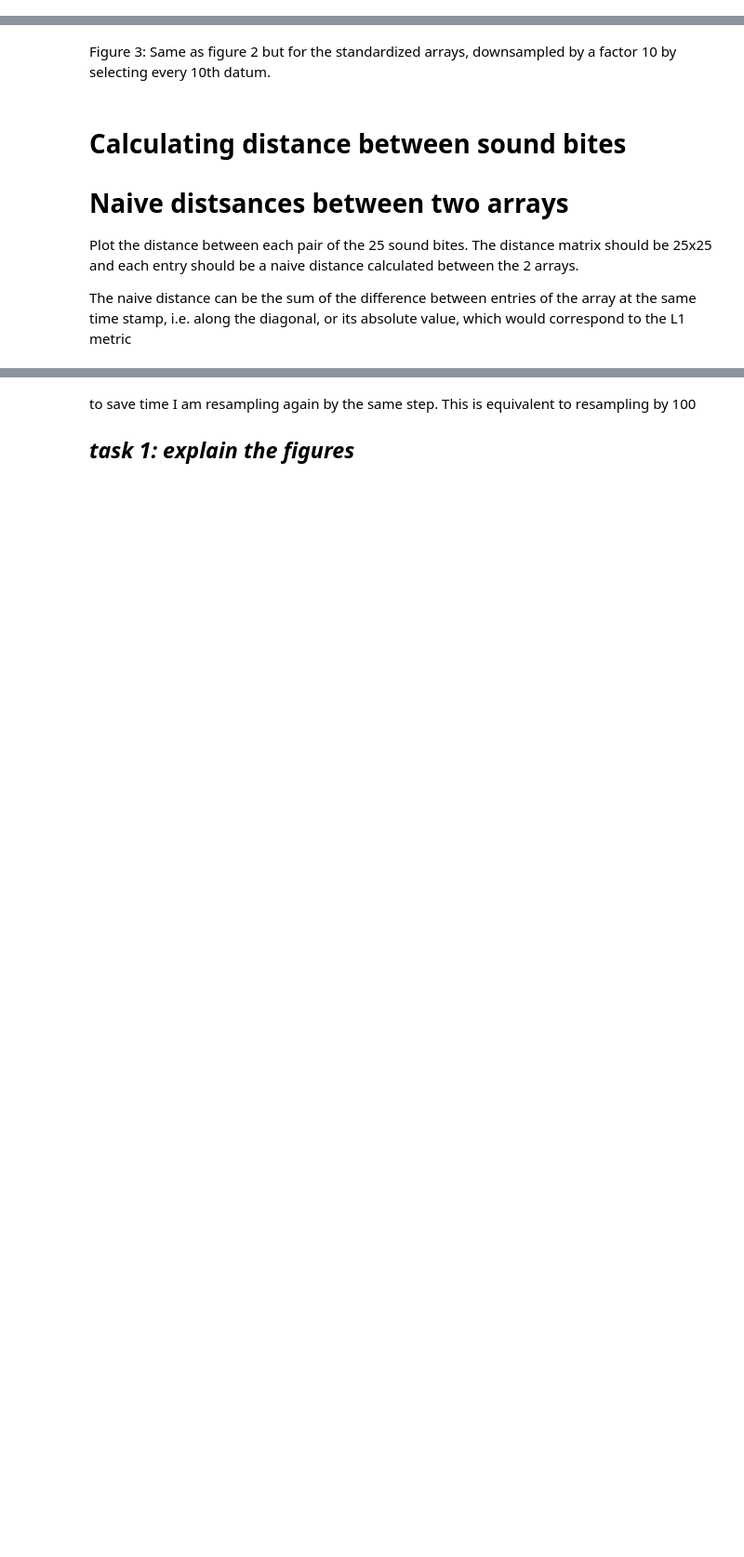
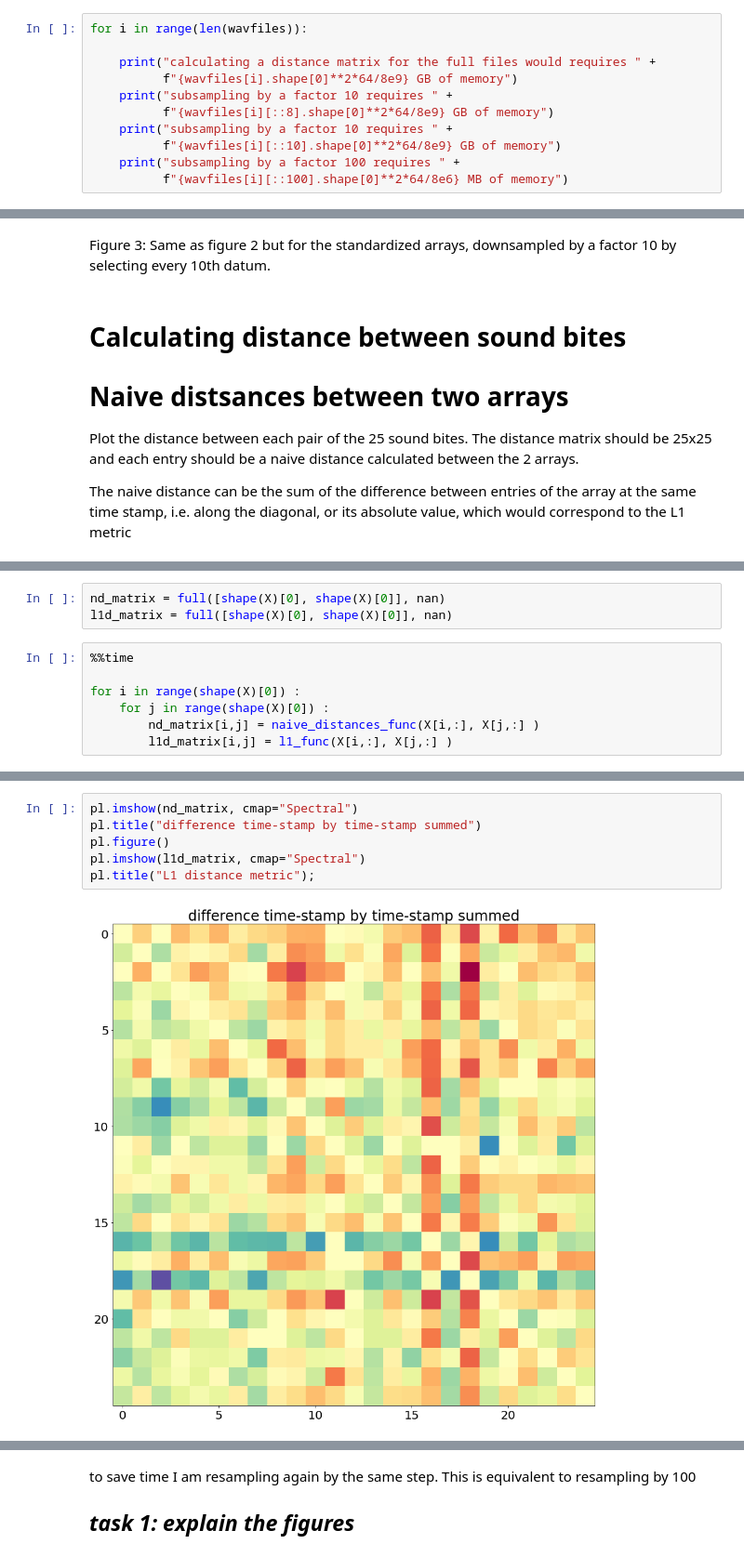
Before and after one commit to ahmadryan/MLTSA_RQudsi, a Jupyter notebook: HW7_RQudsi/dtw_instructions.ipynb, the cells around one changed output, grey strips where cells are left out. Shown at 93% size. Drawn from its saved outputs; the diff is of its cells as text; blank space fills up the shorter version.

```diff
--- a/HW7_RQudsi/dtw_instructions.ipynb
+++ b/HW7_RQudsi/dtw_instructions.ipynb
@@ -205,3 +203,14 @@ calculating a distance matrix for the full files would requires 32.768 GB of mem
 subsampling by a factor 10 requires 0.512 GB of memory
 subsampling by a factor 10 requires 0.32768 GB of memory
 subsampling by a factor 100 requires 3.2768 MB of memory
+# %%
+for i in range(len(wavfiles)):
+
+    print("calculating a distance matrix for the full files would requires " +
+          f"{wavfiles[i].shape[0]**2*64/8e9} GB of memory")
+    print("subsampling by a factor 10 requires " +
+          f"{wavfiles[i][::8].shape[0]**2*64/8e9} GB of memory")
+    print("subsampling by a factor 10 requires " +
+          f"{wavfiles[i][::10].shape[0]**2*64/8e9} GB of memory")
+    print("subsampling by a factor 100 requires " +
+          f"{wavfiles[i][::100].shape[0]**2*64/8e6} MB of memory")
@@ -258 +285,11 @@ def l1(a, b):
     return (np.abs(a - b)).sum()
+# %%
+nd_matrix = full([shape(X)[0], shape(X)[0]], nan)
+l1d_matrix = full([shape(X)[0], shape(X)[0]], nan)
+# %%
+%%time
+
+for i in range(shape(X)[0]) :
+    for j in range(shape(X)[0]) :
+        nd_matrix[i,j] = naive_distances_func(X[i,:], X[j,:] )
+        l1d_matrix[i,j] = l1_func(X[i,:], X[j,:] )
@@ -258,0 +299,8 @@ def l1(a, b):
+# %%
+pl.imshow(nd_matrix, cmap="Spectral")
+pl.title("difference time-stamp by time-stamp summed")
+pl.figure()
+pl.imshow(l1d_matrix, cmap="Spectral")
+pl.title("L1 distance metric");
+# %% [output]
+[figure, added]
```
Also changed, not shown: parts of 28 cells of this notebook.
